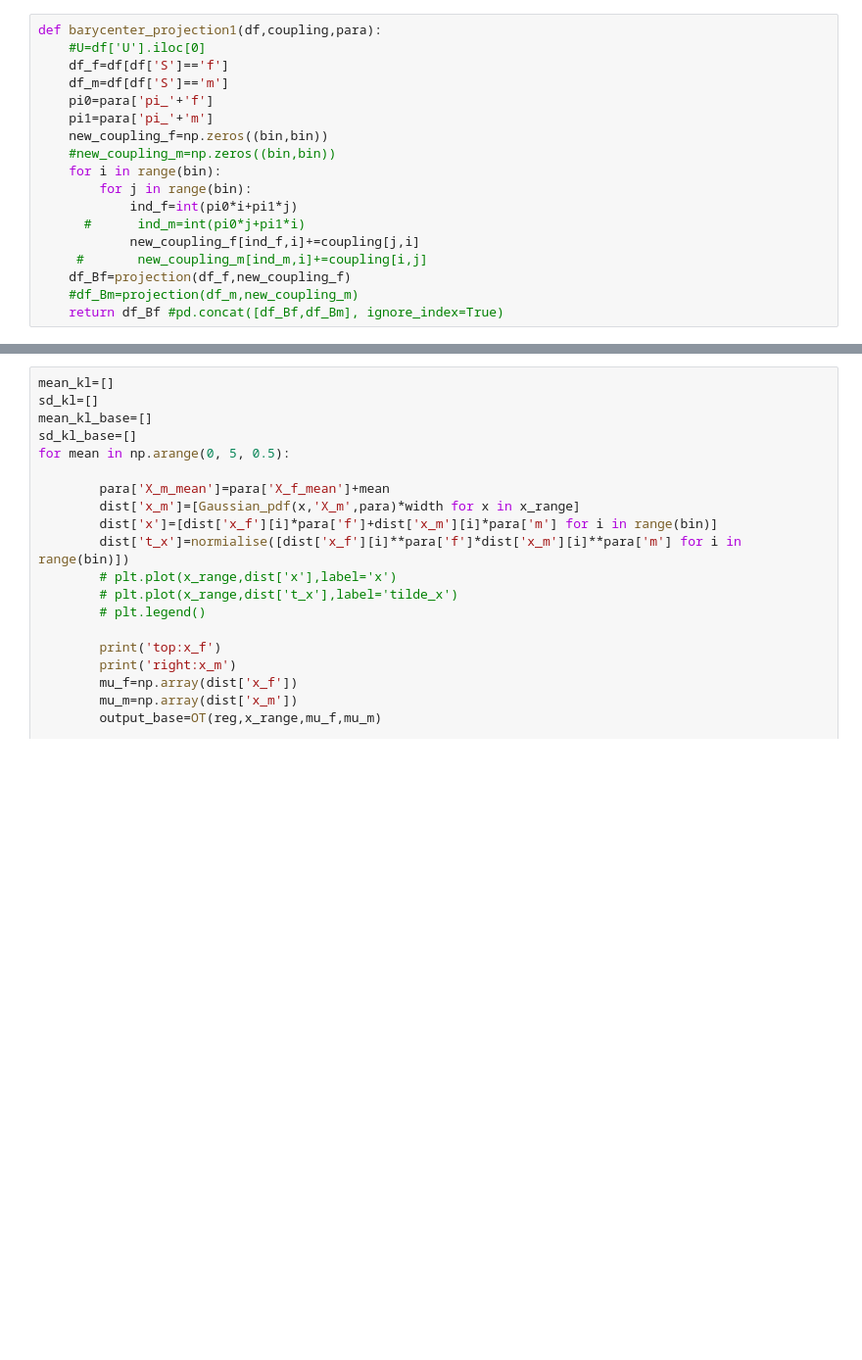
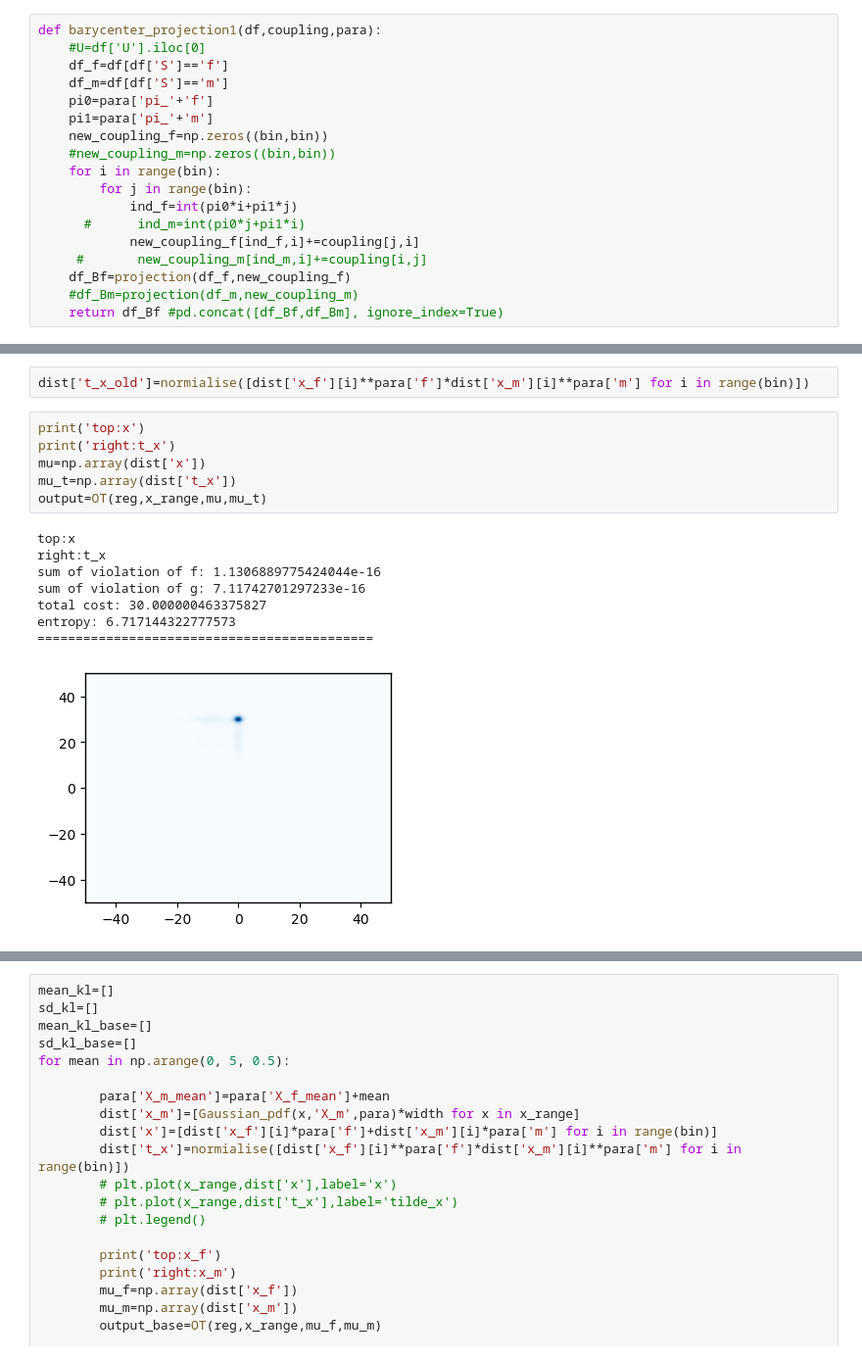
Before and after one commit to Quan-Zhou/OT_Debiasing, a Jupyter notebook: mean_iterate.ipynb, the cells around one changed output, grey strips where cells are left out. Shown at 98% size. Drawn from its saved outputs; the diff is of its cells as text; blank space fills up the shorter version.

```diff
--- a/mean_iterate.ipynb
+++ b/mean_iterate.ipynb
@@ -210,0 +213,17 @@ plt.legend()
+# %%
+dist['t_x_old']=normialise([dist['x_f'][i]**para['f']*dist['x_m'][i]**para['m'] for i in range(bin)])
+# %%
+print('top:x')
+print('right:t_x')
+mu=np.array(dist['x'])
+mu_t=np.array(dist['t_x'])
+output=OT(reg,x_range,mu,mu_t)
+# %% [output]
+top:x
+right:t_x
+sum of violation of f: 1.1306889775424044e-16
+sum of violation of g: 7.11742701297233e-16
+total cost: 30.000000463375827
+entropy: 6.717144322777573
+============================================
+[figure, added]
```
Also changed, not shown: parts of 8 cells of this notebook.
